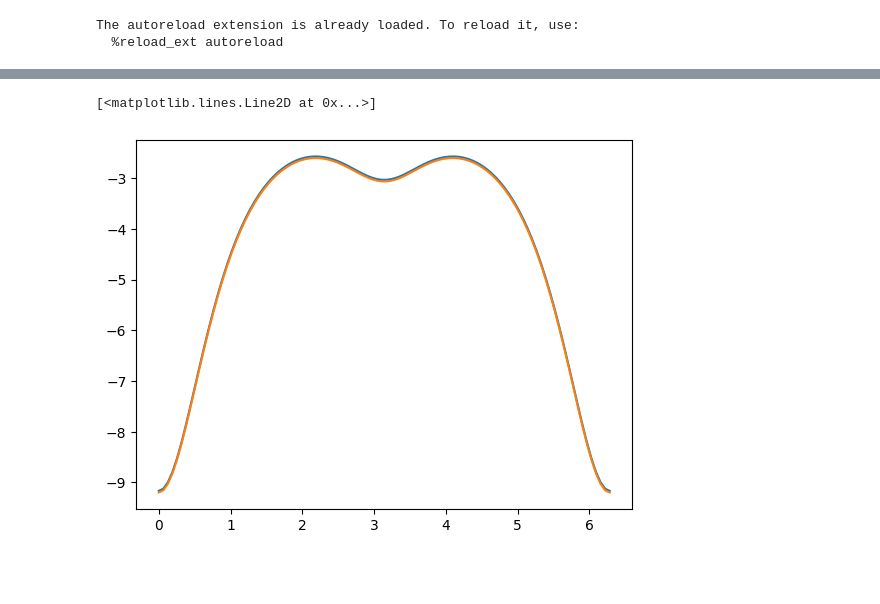
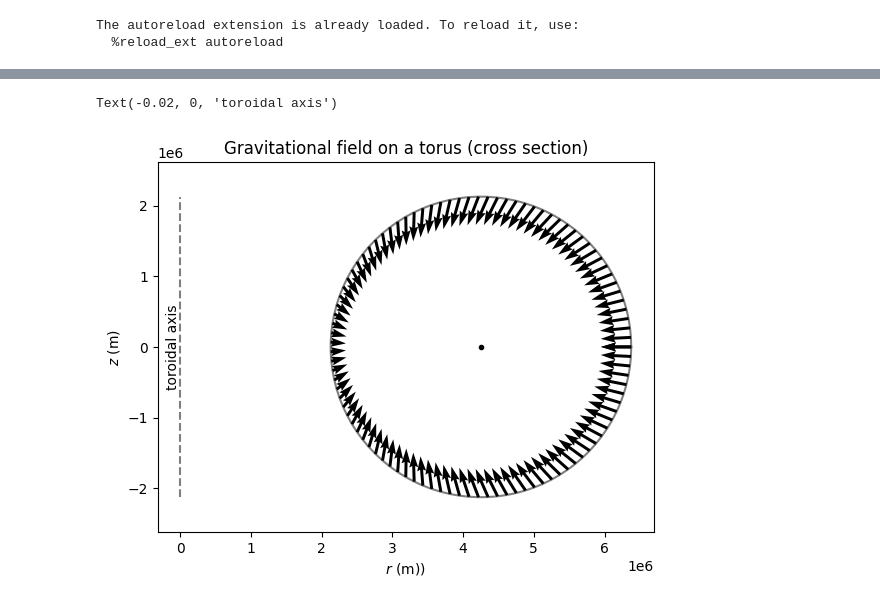
Before and after one commit to dana-grund/HPC4WC, a Jupyter notebook: projects/2023/project06_shallow_water/toroidal_physics/test_toroidal_physics.ipynb, the cells around one changed output, grey strips where cells are left out. Drawn from its saved outputs; the diff is of its cells as text; code cells hidden in the pictures; blank space fills up the shorter version.

```diff
--- a/projects/2023/project06_shallow_water/toroidal_physics/test_toroidal_physics.ipynb
+++ b/projects/2023/project06_shallow_water/toroidal_physics/test_toroidal_physics.ipynb
@@ -25,6 +43,15 @@ plt.plot(r, a_r, label="a_r")
+# %%
+aspect_ratio = 0.5 # r_minor / r_major
+r_major = 6_378e3/(1+aspect_ratio) # m (radius of the earth)
+r_minor = aspect_ratio*r_major
+g_0 = 9.81 # m/s^2 (gravitational acceleration at the equator)
+omega = 2*np.pi / 24 / 3600 # 1 rotation per day
 # %%
 phi = np.linspace(0, 2 * np.pi, 100)
 
-r, z = tp.toroidal2cylindrical(phi, major_r, minor_r)
+r, z = tp.toroidal2cylindrical(phi, r_major, r_minor)
 
-a_r, a_z = tp.toroidal_gravity(r, z, rho, major_r, minor_r)
+g_r, g_z = tp.toroidal_gravity(r, z, r_major)
+g_r, g_z = tp.scale_gravity(g_r, g_z, phi, g_0)
+
+centrifugal_r = tp.centrifugal_acceleration(r, omega)
@@ -58,6 +58,21 @@ print(F_z)
-# %%
-plt.plot(phi, F_r, label="F_r")
-plt.plot(phi, F_z, label="F_z")
-# %% [output]
-[<matplotlib.lines.Line2D at 0x...>]
-[figure, removed]
+# %%
+plt.plot(r,z,'k-', alpha=0.5)
+plt.plot(r_major,0,'k.')
+plt.plot([0,0],[-r_minor,r_minor],'k--', alpha=0.5)
+plt.quiver(r,z,g_r,g_z)
+# plt.quiver(r,z,centrifugal_r,0)
+plt.axis('equal')
+plt.xlabel(r'$r$ (m))')
+plt.ylabel(r'$z$ (m)')
+plt.title('Gravitational field on a torus (cross section)')
+plt.text(-0.02,0,'toroidal axis', ha='right', va='center',
+rotation=90)
+# plt.xlim((-0.15,1.6))
+
+# add quiver scaling
+# plt.quiver(0.2,-0.4,0.1,0)
+# plt.text(0.2,-0.42,'0.1 m/s$^2$', ha='left', va='top',
+# rotation=0)
+# %% [output]
+Text(-0.02, 0, 'toroidal axis')
+[figure, added]
```
Also changed, not shown: parts of 7 cells of this notebook, 1 other file.
